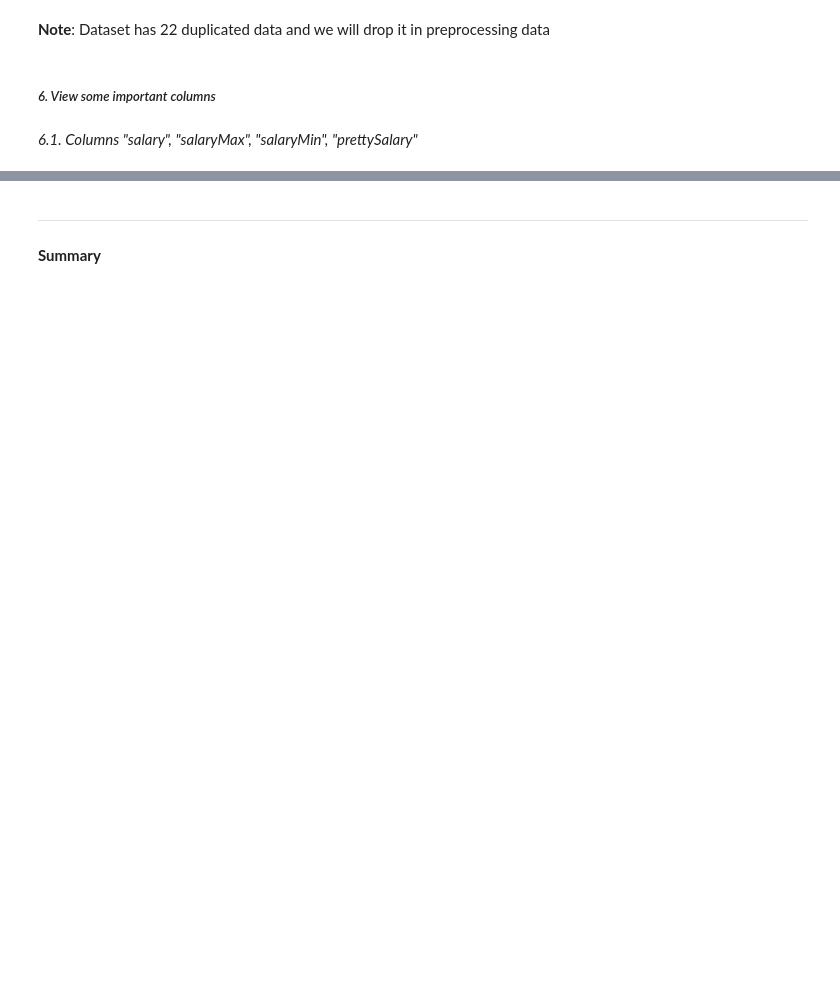
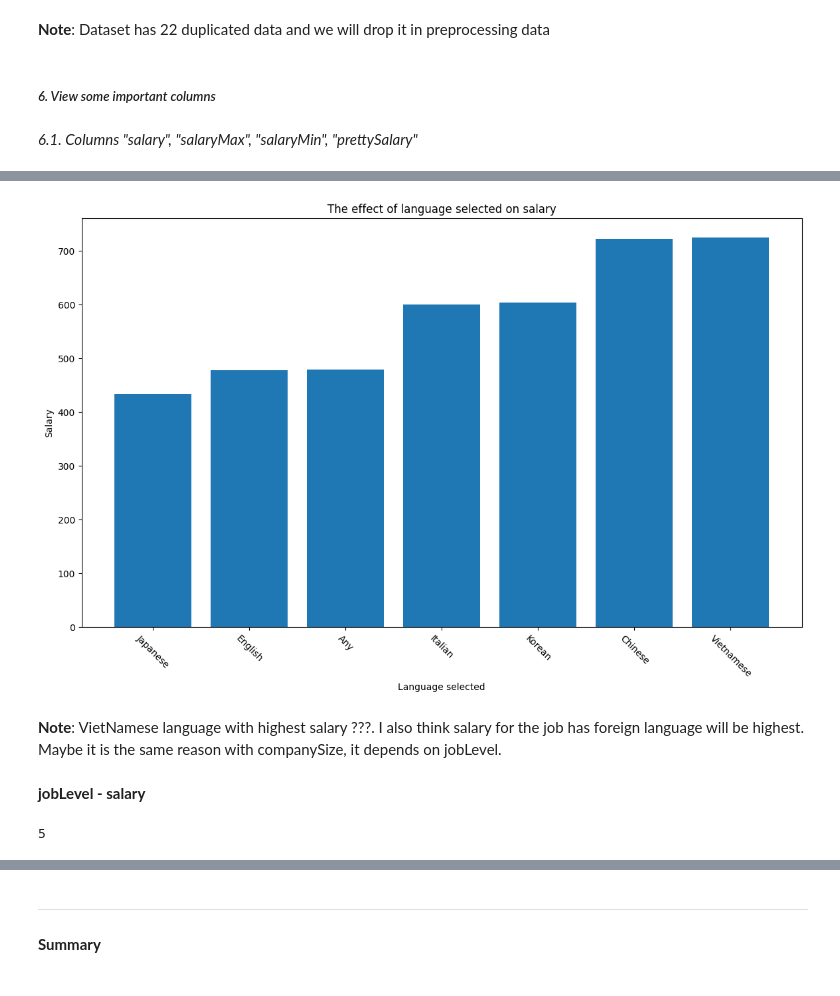
Before and after one commit to HThinhN/Project.VietNamJobs, a Jupyter notebook: P2_Data_Exploring.ipynb, the cells around one changed output, grey strips where cells are left out. Cells and saved outputs as stored; diff of their text form; code cells hidden in the pictures; blank space fills up the shorter version.

```diff
--- a/P2_Data_Exploring.ipynb
+++ b/P2_Data_Exploring.ipynb
@@ -189,0 +265,2 @@ df[["salary","salaryMax","salaryMin", "prettySalary"]]
+# %%
+language_salary = df.groupby("languageSelected")['salary'].mean().sort_values()
@@ -189,0 +272,15 @@ df[["salary","salaryMax","salaryMin", "prettySalary"]]
+# %%
+plt.figure(figsize=(14,8))
+plt.bar(language_salary.index, language_salary.values)
+plt.xticks(range(0,range_language))
+plt.xticks(rotation = -45)
+plt.xlabel('Language selected')
+plt.ylabel('Salary')
+plt.title("The effect of language selected on salary")
+plt.show()
+# %% [output]
+[figure, added]
+# %% [markdown]
+**Note**: VietNamese language with highest salary ???. I also think salary for the job has foreign language will be highest. Maybe it is the same reason with companySize, it depends on jobLevel.
+# %% [markdown]
+**jobLevel - salary**
@@ -189,0 +289,5 @@ df[["salary","salaryMax","salaryMin", "prettySalary"]]
+# %%
+range_joblevel = df["jobLevel"].value_counts().size
+print(range_joblevel)
+# %% [output]
+5
```
Also changed, not shown: parts of 29 cells of this notebook, 1 other file.
